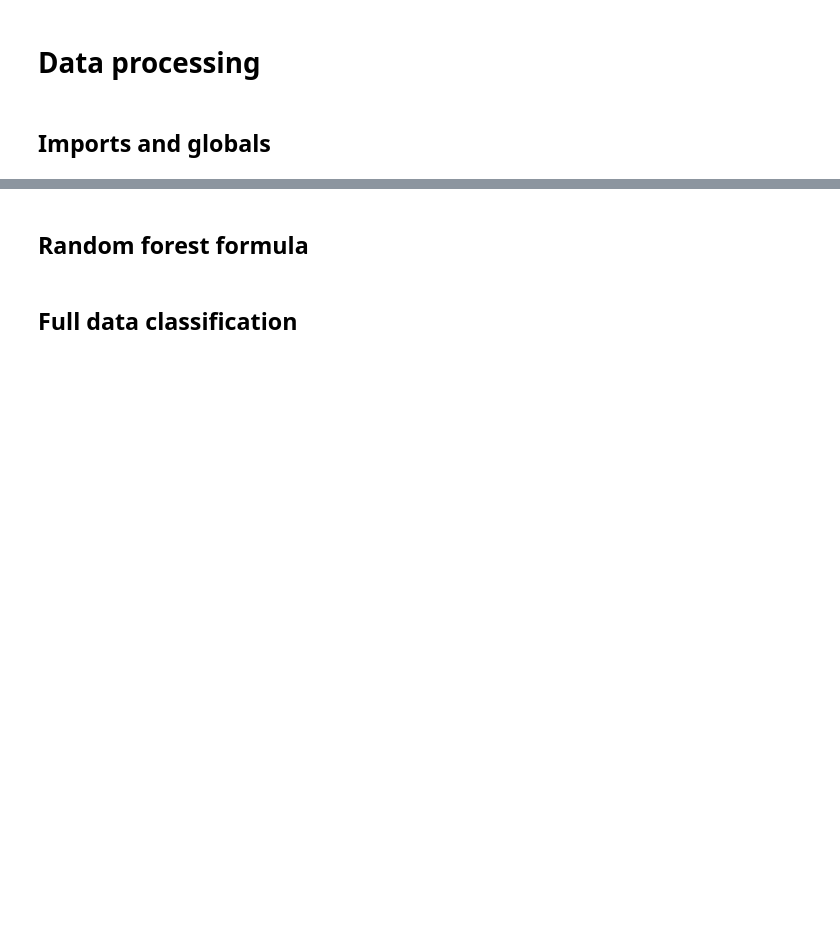
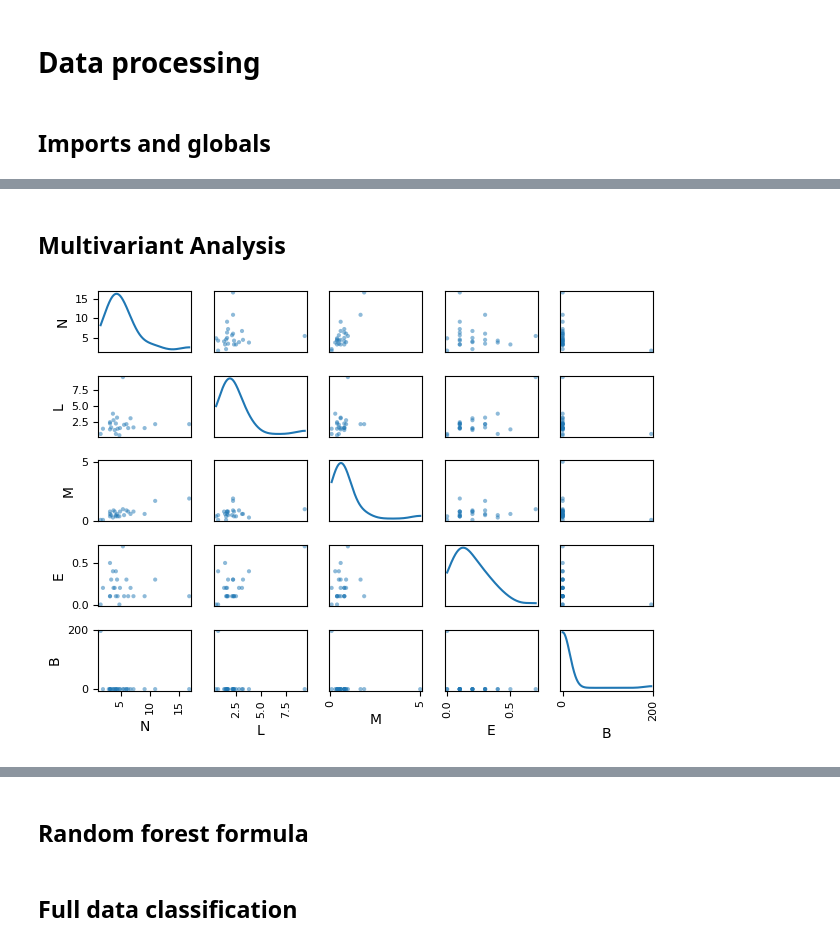
Before and after one commit to LuisLasbelin/TFE2, a Jupyter notebook: RFc_processing.ipynb, the cells around one changed output, grey strips where cells are left out. Cells and saved outputs as stored; diff of their text form; code cells hidden in the pictures; blank space fills up the shorter version.

```diff
--- a/RFc_processing.ipynb
+++ b/RFc_processing.ipynb
@@ -42,3 +42,11 @@ df = df.apply(pd.to_numeric, errors='coerce')
 # %%
 # Convert every value other than 0 in "cancer" to 1
 df['cancer'] = df['cancer'].apply(lambda x: 1 if x != 0 else x)
+# %% [markdown]
+## Multivariant Analysis
+# %%
+pd.plotting.scatter_matrix(df.loc[:, "N":"B"], diagonal="kde")
+plt.tight_layout()
+plt.show()
+# %% [output]
+[figure, added]
```
Also changed, not shown: parts of 24 cells of this notebook, 1 other file.
